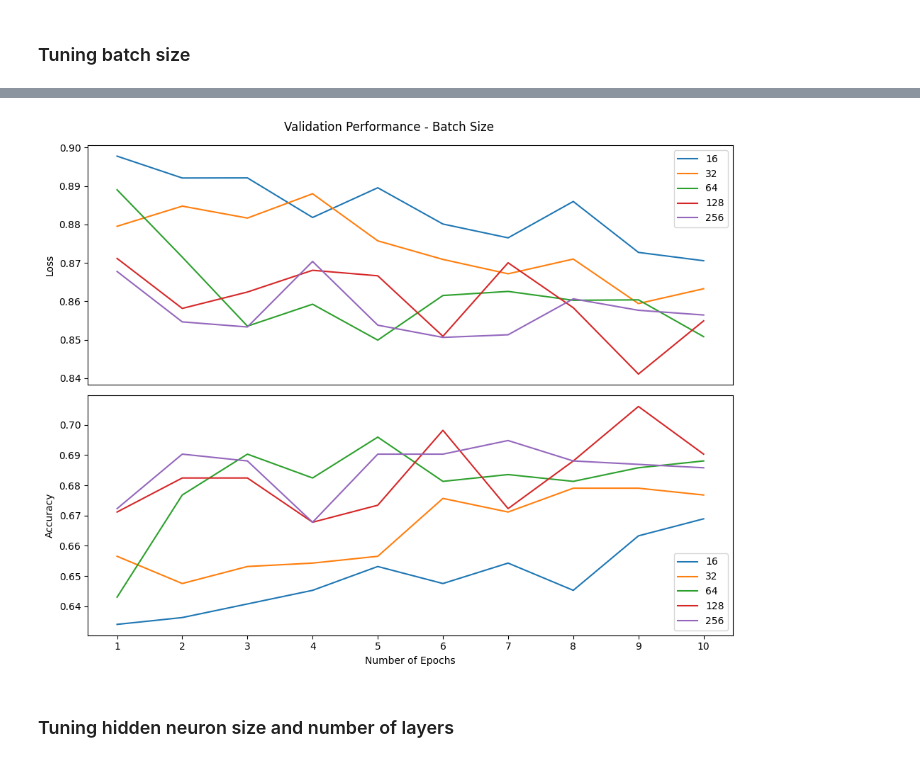
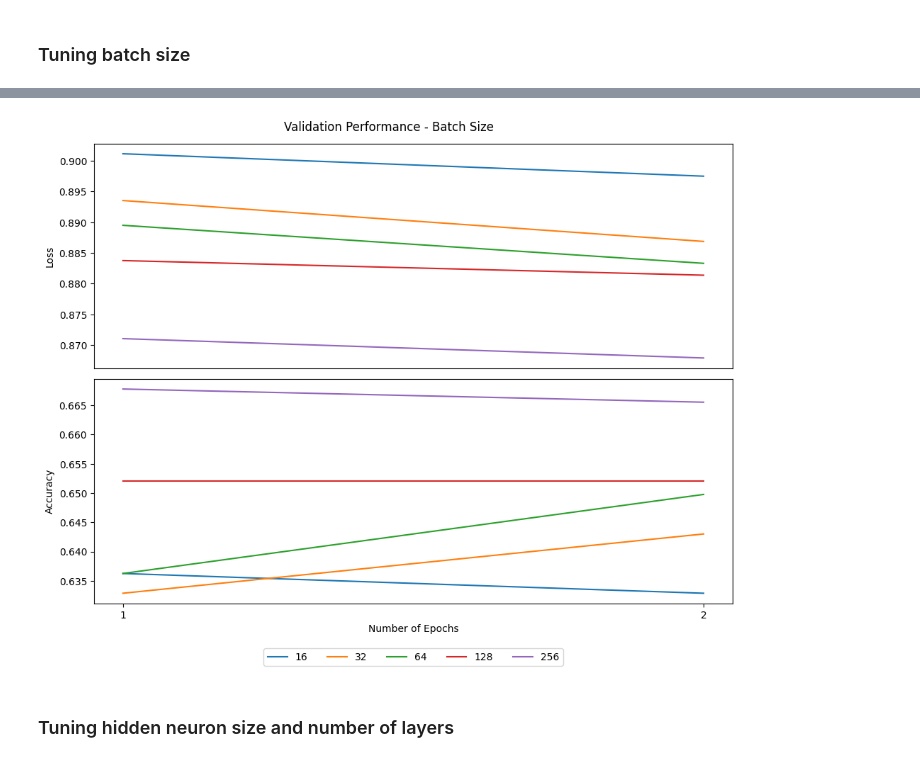
Before and after one commit to milanaveed/cits4012_project, a Jupyter notebook: 4012_v1.ipynb, the cells around one changed output, grey strips where cells are left out. Cells and saved outputs as stored; diff of their text form; code cells hidden in the pictures.

```diff
--- a/4012_v1.ipynb
+++ b/4012_v1.ipynb
@@ -940,9 +995,9 @@ def train_and_evaluate_model1(model, train_loader, val_loader, criterion, optimi
         if verbose:
             print(
                 f"Epoch [{(epoch+1)}/{num_epochs}] | "
-                f"Train Loss: {avg_train_loss:.2f} | Train Accuracy: {
-                    train_accuracy:.2f} | "
-                f"Val Loss: {val_loss:.2f} | Val Accuracy: {val_accuracy:.2f}"
+                f"Train Loss: {avg_train_loss:.3f} | Train Accuracy: {
+                    train_accuracy:.3f} | "
+                f"Val Loss: {val_loss:.3f} | Val Accuracy: {val_accuracy:.3f}"
             )
 
     return val_losses, val_accuracies
@@ -1328,12 +1274,14 @@ model1 = Model1(
     dropout=0.3,
 ).to(device)
 
+best_lr=0.01
+
 optimizer_options = {'Adadelta': optim.Adadelta(model1.parameters(), lr=best_lr), 'Adagrad': optim.Adagrad(model1.parameters(), lr=best_lr), 'Adam': optim.Adam(model1.parameters(), lr=best_lr), 'AdamW': optim.AdamW(model1.parameters(), lr=best_lr), 'Adamax': optim.Adamax(model1.parameters(), lr=best_lr), 'ASGD': optim.ASGD(model1.parameters(
 ), lr=best_lr), 'NAdam': optim.NAdam(model1.parameters(), lr=best_lr), 'RAdam': optim.RAdam(model1.parameters(), lr=best_lr), 'RMSprop': optim.RMSprop(model1.parameters(), lr=best_lr), 'Rprop': optim.Rprop(model1.parameters(), lr=best_lr), 'SGD': optim.SGD(model1.parameters(), lr=best_lr)}
 
 best_optimizer = None
 best_val_loss = float("inf")
-num_epochs = 20
+num_epochs = 2
 
 
 fig, (ax1, ax2) = plt.subplots(2, 1, figsize=(
@@ -1355,8 +1303,8 @@ for (optimizer_name, optim) in optimizer_options.items():
 
     val_loss, val_accuracy, val_f1 = evaluate_model1(model1, val_loader1)
     # print('-' * 89)
-    print(f"End of training | Val Accuracy: {val_accuracy:.2f} | Val Macro-F1: {
-        val_f1:.2f} | Val Loss: {val_loss:.2f}")
+    print(f"End of training | Val Accuracy: {val_accuracy:.3f} | Val Macro-F1: {
+        val_f1:.3f} | Val Loss: {val_loss:.3f}")
     # print('-' * 89)
 
     if val_loss < best_val_loss:
@@ -1370,10 +1318,9 @@ print(f"Best optimizer: {best_optimizer}")
 ax1.set_ylabel("Loss")
 ax1.tick_params(axis='x', which='both',
                 bottom=False)  # turn off major & minor ticks on the bottom
-ax1.legend(loc="upper right")
+ax2.legend(loc='lower center', ncol=6, bbox_to_anchor=(0.5, -0.3))
 ax2.set_xlabel("Number of Epochs")
 ax2.set_ylabel("Accuracy")
-ax2.legend(loc="lower right")
 ax2.xaxis.set_major_locator(MultipleLocator(5))
 # ax.xaxis.set_minor_formatter(FormatStrFormatter('%d'))
 fig.suptitle("Validation Performance - Optimizers")
@@ -1401,70 +1348,114 @@ Best optimizer: Adagrad
 # %% [markdown]
 ### Tuning batch size
 # %%
+import torch.optim as optim
+
 batch_size_options = [16, 32, 64, 128, 256]
 
+
 model1 = Model1(
+
     input_dim=X_train_t.shape[2],
+
     hidden_dim=128,
+
     output_dim=3,
+
     num_layers=2,
+
     dropout=0.3,
 ).to(device)
 
+
 best_batch_size = None
+
 best_val_loss = float("inf")
-num_epochs = 10
+
+num_epochs = 2
+
 
 
 fig, (ax1, ax2) = plt.subplots(2, 1, figsize=(
+
     10, 8), sharex=True, tight_layout=True)
+
 fig.set_constrained_layout_pads(hspace=0.0, h_pad=0.0)
 
+
 for batch_size in batch_size_options:
+
     print("-" * 110)
+
     print(f"Batch size = {batch_size}")
 
+
     train_loader1 = DataLoader(TensorDataset(
+
         X_train_t, y_train_t), batch_size=batch_size, shuffle=False)
+
     val_loader1 = DataLoader(TensorDataset(
+
         X_val_t, y_val_t), batch_size=batch_size, shuffle=False)
+
     test_loader1 = DataLoader(TensorDataset(
+
         X_test_t, y_test_t), batch_size=batch_size, shuffle=False)
+
 
     optimizer = optim.Adagrad(model1.parameters(), lr=0.01)
     val_losses, val_accuracies = train_and_evaluate_model1(
+
         model1, train_loader1, val_loader1, criterion, optimizer, num_epochs, verbose=False
     )
+
     ax1.plot(range(1, num_epochs + 1), val_losses,
              label=batch_size)
+
     ax2.plot(range(1, num_epochs + 1), val_accuracies,
              label=batch_size)
 
+
     val_loss, val_accuracy, val_f1 = evaluate_model1(model1, val_loader1)
+
     # print('-' * 89)
-    print(f"End of training | Val Accuracy: {val_accuracy:.2f} | Val Macro-F1: {
-        val_f1:.2f} | Val Loss: {val_loss:.2f}")
+
+    print(f"End of training | Val Accuracy: {val_accuracy:.3f} | Val Macro-F1: {
+
+        val_f1:.3f} | Val Loss: {val_loss:.3f}")
+
     # print('-' * 89)
+
 
     if val_loss < best_val_loss:
         best_val_loss = val_loss
         best_batch_size = batch_size
 
+
 print("=" * 89)
+
 
 print(f"Best batch size: {best_batch_size}")
 
+
 ax1.set_ylabel("Loss")
+
 ax1.tick_params(axis='x', which='both',
+
                 bottom=False)  # turn off major & minor ticks on the bottom
-ax1.legend(loc="upper right")
+ax2.legend(loc='lower center', ncol=5, bbox_to_anchor=(0.5, -0.3))
+
 ax2.set_xlabel("Number of Epochs")
+
 ax2.set_ylabel("Accuracy")
-ax2.legend(loc="lower right")
+
 ax2.xaxis.set_major_locator(MultipleLocator(1))
+
 # ax2.xaxis.set_minor_locator(MultipleLocator(1))
+
 fig.suptitle("Validation Performance - Batch Size")
+
 save_fig('model1_batch_size')
+
 plt.show()
 # %% [output]
 --------------------------------------------------------------------------------------------------------------
@@ -1487,4 +1478,4 @@ Best batch size: 64
-[figure, old version]
+[figure, new version]
 # %% [markdown]
 ### Tuning hidden neuron size and number of layers
 # %%
```
Also changed, not shown: parts of 54 cells of this notebook, 6 other files.
